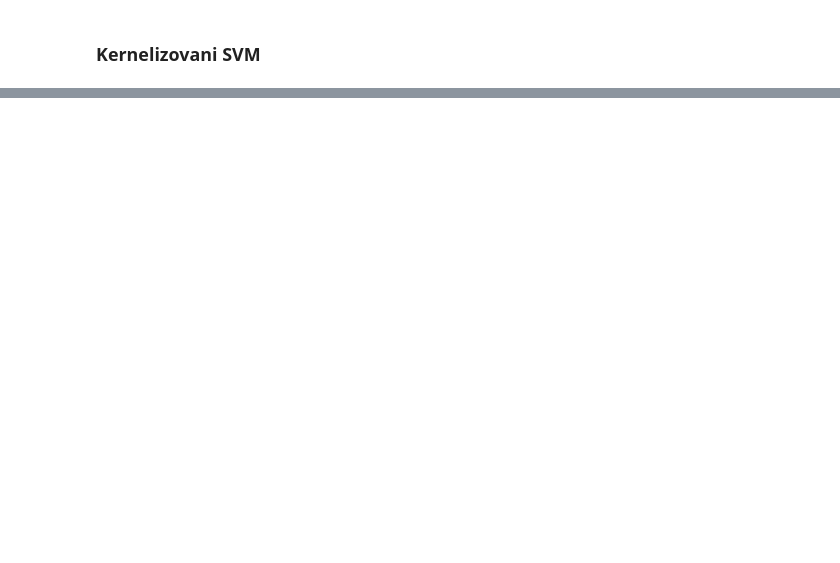
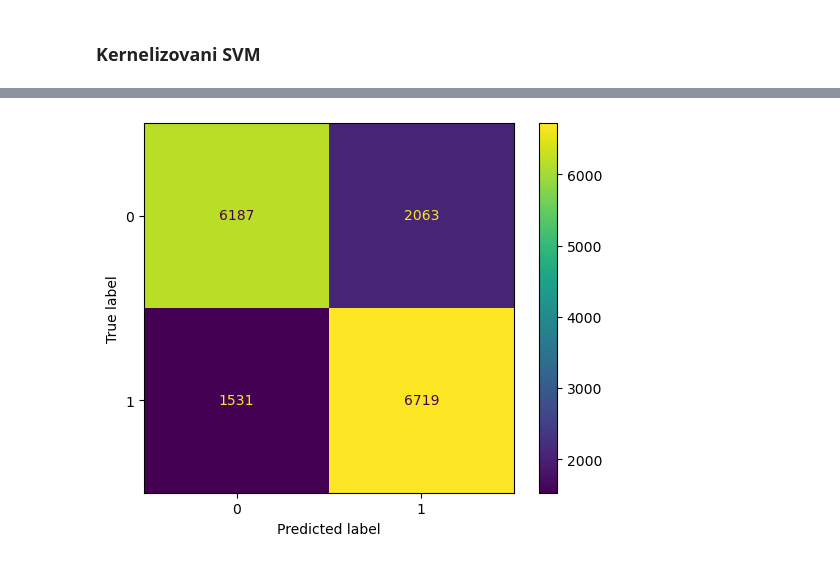
Before and after one commit to PavleSavic/ML_project2023, a Jupyter notebook: 02_Vektorizacija_Modeli.ipynb, the cells around one changed output, grey strips where cells are left out. Cells and saved outputs as stored; diff of their text form; code cells hidden in the pictures; blank space fills up the shorter version.

```diff
--- a/02_Vektorizacija_Modeli.ipynb
+++ b/02_Vektorizacija_Modeli.ipynb
@@ -377,0 +420,26 @@ C: 1e-05 gamma: 0.001 kernel: rbf - score: 0.5992537313432836
+# %%
+Ks = np.array([10*i for i in range(1, 10)])
+dist_metrics = ['manhattan', 'euclidean']
+
+best_score = float('-inf')
+best_params = {'K': None, 'metric': None}
+
+accuracies = {'manhattan': [], 'euclidean': []}
+
+for K in Ks:
+    for metric in dist_metrics:
+        model = neighbors.KNeighborsClassifier(n_neighbors=K, metric=metric)
+
+        model.fit(X_train_vectorized, y_train)
+        score = metrics.accuracy_score(y_val, model.predict(X_val_vectorized))
+        accuracies[metric].append(score)
+        # print(f'K: {K} metric: {metric} - score: {score}')
+        if score > best_score:
+            best_score = score
+            best_params['K'] = K
+            best_params['metric'] = metric
+
+# print('------------------------------------------------------------------------')
+print(f"Najbolji broj suseda : {best_params['K']}")
+print(f"Najbolja metrika: {best_params['metric']}")
+print(f'Najbolji skor: {best_score}')
@@ -377,0 +474,4 @@ C: 1e-05 gamma: 0.001 kernel: rbf - score: 0.5992537313432836
+# %%
+final_knn_model = neighbors.KNeighborsClassifier(n_neighbors=best_params['K'], metric=best_params['metric'])
+# %%
+final_knn_model.fit(X_train_val_vec, y_train_val)
@@ -377,0 +490,2 @@ C: 1e-05 gamma: 0.001 kernel: rbf - score: 0.5992537313432836
+# %%
+y_test_predicted = final_knn_model.predict(X_test_vec)
@@ -377,0 +503,7 @@ C: 1e-05 gamma: 0.001 kernel: rbf - score: 0.5992537313432836
+# %%
+confusion_matrix = metrics.confusion_matrix(y_test, y_test_predicted)
+cm_display = metrics.ConfusionMatrixDisplay(confusion_matrix = confusion_matrix)
+cm_display.plot()
+plt.show()
+# %% [output]
+[figure, added]
```
Also changed, not shown: parts of 39 cells of this notebook.
